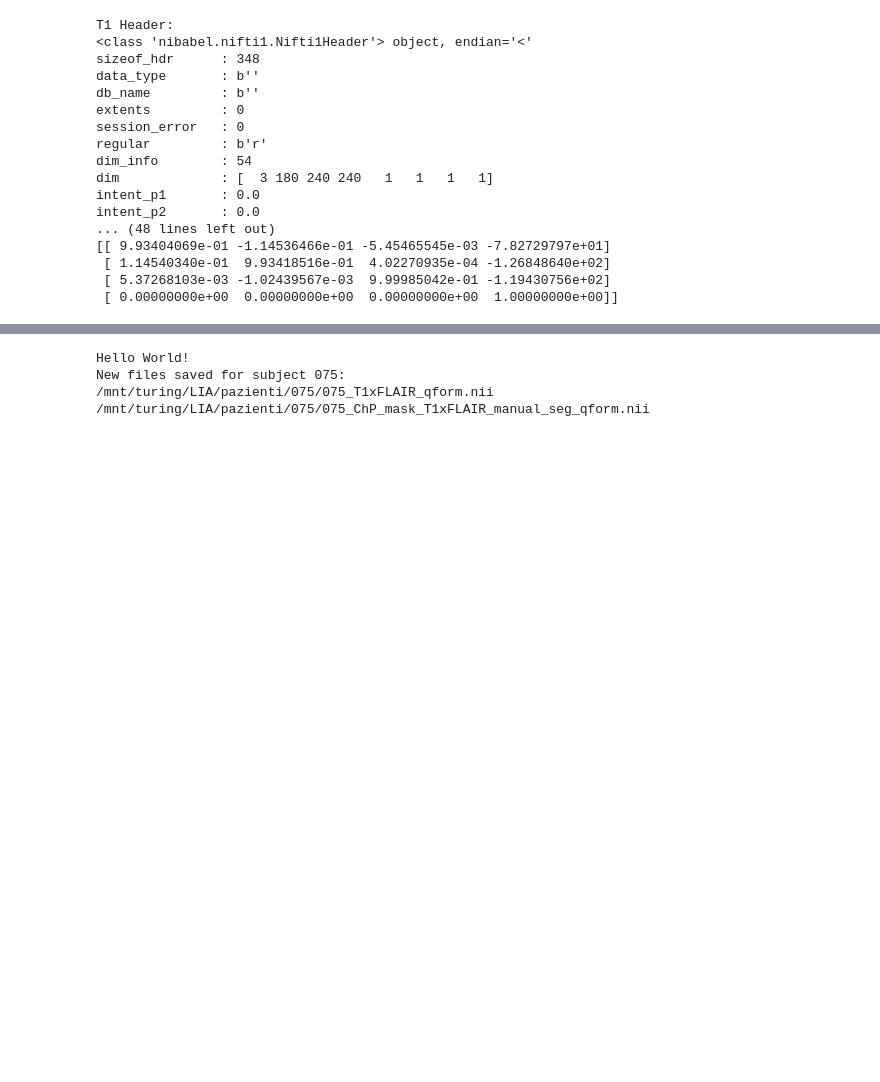
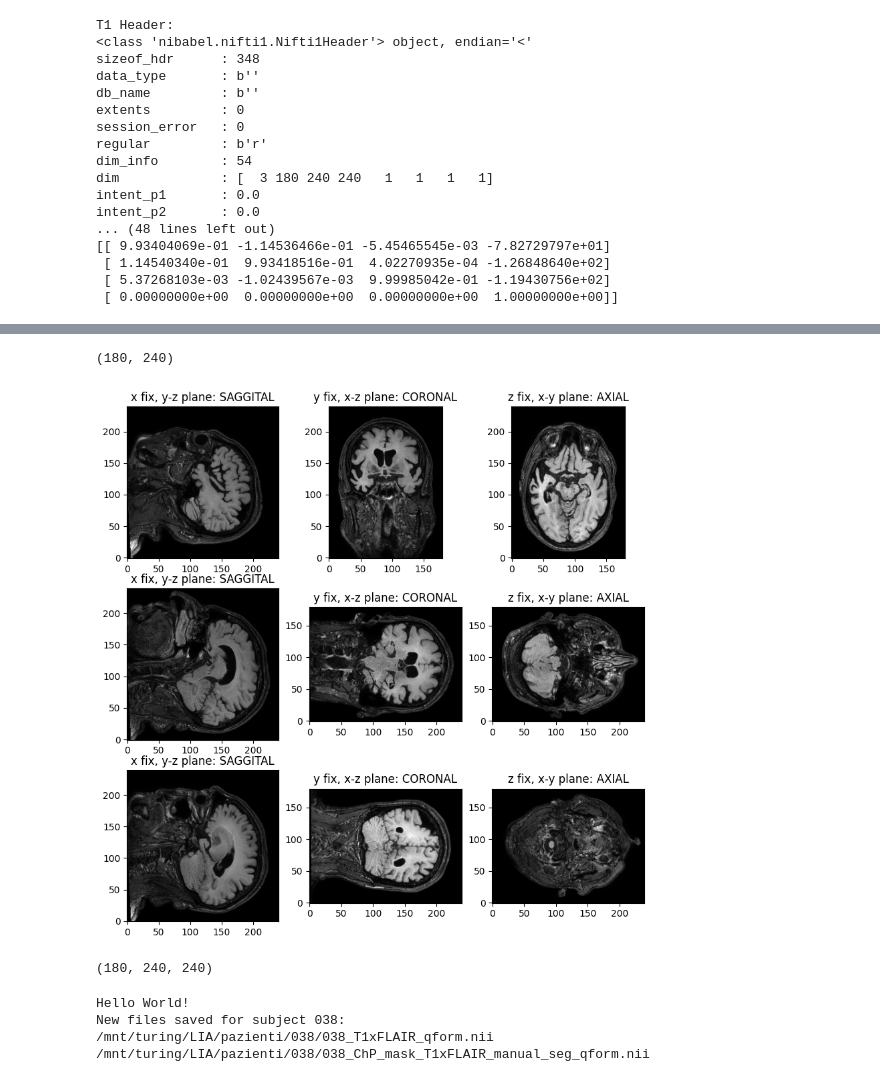
Before and after one commit to laierkasten23/PSU_Mamba, a Jupyter notebook: Code_data_preprocessing/coregister_messed_up_patients.ipynb, the cells around one changed output, grey strips where cells are left out. Cells and saved outputs as stored; diff of their text form; code cells hidden in the pictures; blank space fills up the shorter version.

```diff
--- a/Code_data_preprocessing/coregister_messed_up_patients.ipynb
+++ b/Code_data_preprocessing/coregister_messed_up_patients.ipynb
@@ -128,3 +190,69 @@ display_slices("046")
+# %%
+# Display two MRI slices of two different modalities of one subject
+import os
+import nibabel as nib
+import matplotlib.pyplot as plt
+import numpy as np
+
+def display_slices(subject_id, modality="T1xFLAIR"):
+    base_path = "/mnt/turing/LIA/pazienti"
+    subject_path = os.path.join(base_path, subject_id)
+
+    file = os.path.join(subject_path, f"{subject_id}_{modality}.nii")
+
+    if not os.path.exists(file):
+        print(f"Files for subject {subject_id} not found.")
+        return
+
+    file_img = nib.load(file)
+
+    file_data = file_img.get_fdata()
+
+    fig, axs = plt.subplots(3, 3, figsize=(10, 10))
+
+
+    axs[0,0].imshow(file_data[130, :, :], cmap="gray")
+    axs[0,0].set_title("x fix, y-z plane: SAGGITAL")
+    axs[0,1].imshow(file_data[:, 130, :].T, cmap="gray")
+    axs[0,1].set_title("y fix, x-z plane: CORONAL")
+    print(file_data[:, :, 130].shape)
+    axs[0,2].imshow(file_data[:, :, 130].T, cmap="gray")
+    axs[0,2].set_title("z fix, x-y plane: AXIAL")
+
+    axs[1,0].imshow(file_data[100, :, :], cmap="gray")
+    axs[1,0].set_title("x fix, y-z plane: SAGGITAL")
+    axs[1,1].imshow(file_data[:, 100, :], cmap="gray")
+    axs[1,1].set_title("y fix, x-z plane: CORONAL")
+    axs[1,2].imshow(file_data[:, :, 100], cmap="gray")
+    axs[1,2].set_title("z fix, x-y plane: AXIAL")
+
+    axs[2,0].imshow(file_data[70, :, :], cmap="gray")
+    axs[2,0].set_title("x fix, y-z plane: SAGGITAL")
+    axs[2,1].imshow(file_data[:, 70, :], cmap="gray")
+    axs[2,1].set_title("y fix, x-z plane: CORONAL")
+    axs[2,2].imshow(file_data[:, :, 70], cmap="gray")
+    axs[2,2].set_title("z fix, x-y plane: AXIAL")
+
+    # Loop through all axes in the figure and invert the y-axis
+    for ax in fig.get_axes():
+        ax.invert_yaxis()
+
+    plt.show()
+
+# Example usage
+display_slices("046")
+
+# (180 x 240 x 240)
+# %% [output]
+(180, 240)
+[figure, added]
+# %%
+path = "/mnt/turing/LIA/pazienti/001/001_T1xFLAIR.nii"
+img = nib.load(path)
+data = img.get_fdata()
+print(data.shape)
+# %% [output]
+(180, 240, 240)
 # %%
 print("Hello World!")
 def set_qform_and_save(subject_id):
@@ -159,9 +287,9 @@ def set_qform_and_save(subject_id):
     print(new_t1xflair_seg_file)
 
 # Example usage
-set_qform_and_save("075")
+set_qform_and_save("038")
 # %% [output]
 Hello World!
-New files saved for subject 075:
-/mnt/turing/LIA/pazienti/075/075_T1xFLAIR_qform.nii
-/mnt/turing/LIA/pazienti/075/075_ChP_mask_T1xFLAIR_manual_seg_qform.nii
+New files saved for subject 038:
+/mnt/turing/LIA/pazienti/038/038_T1xFLAIR_qform.nii
+/mnt/turing/LIA/pazienti/038/038_ChP_mask_T1xFLAIR_manual_seg_qform.nii
```
Also changed, not shown: parts of 7 cells of this notebook, 17 other files.
